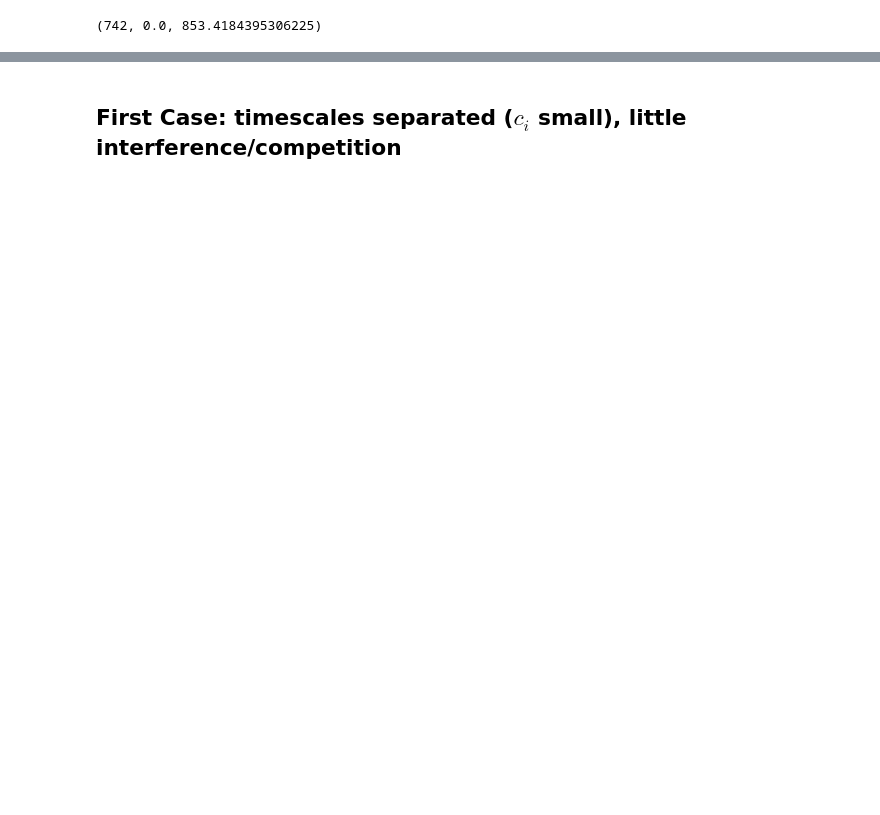
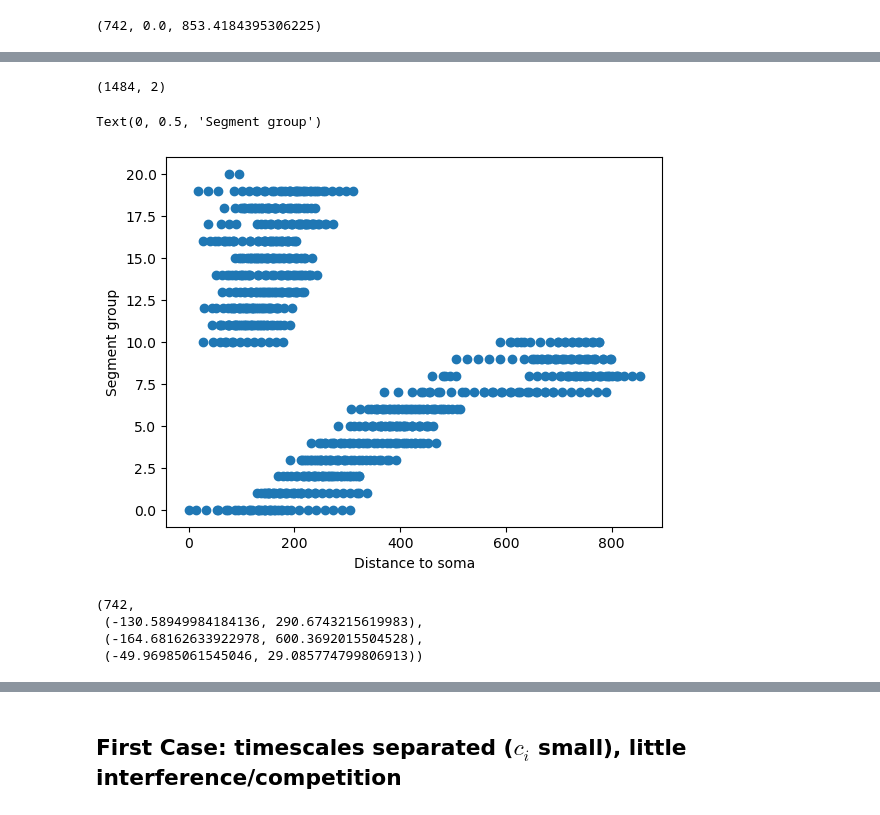
Before and after one commit to lptolik/Williams-etal-Synaptic-Transport, a Jupyter notebook: mine/myFig5.ipynb, the cells around one changed output, grey strips where cells are left out. Cells and saved outputs as stored; diff of their text form; code cells hidden in the pictures; blank space fills up the shorter version.

Commit message:
define geometrical segments

```diff
--- a/mine/myFig5.ipynb
+++ b/mine/myFig5.ipynb
@@ -68,3 +68,7 @@ for sec in sec_list:
     for loc in locs:
         seg_list.append(sec(loc))
 n = len(seg_list)
+# %%
+for i in range(len(sec_list)):
+    sec = sec_list[i]
+    print(f"{i}: {sec.name()}, nseg={sec.nseg}, L={sec.L}, or={sec.orientation()}, hname={sec.hname()}")
@@ -298,0 +375,37 @@ def snap_ss(name,clim=[0,0.0035]):
+# %%
+utrace = [u0]
+clr = [int(i / 37) for i in range(n)]
+utrace.append(np.array(clr+clr))
+utrace = np.array(utrace).T
+utrace.shape
+# %% [output]
+(1484, 2)
+# %%
+fig, ax = plt.subplots()
+ax.scatter(dts,clr)
+ax.set_xlabel('Distance to soma')
+ax.set_ylabel('Segment group')
+# %% [output]
+Text(0, 0.5, 'Segment group')
+[figure, added]
+# %%
+from PyNeuronToolbox.morphology import get_section_path, interpolate_jagged
+x=[]
+y=[]
+z=[]
+i=0
+for sec in sec_list:
+    xyz = get_section_path(h,sec)
+    seg_paths = interpolate_jagged(xyz,sec.nseg)
+    for (j,path) in enumerate(seg_paths):
+        x.append(path[0,0])
+        y.append(path[0,1])
+        z.append(path[0,2])
+        i += 1
+
+(i,(min(x),max(x)),(min(y),max(y)),(min(z),max(z)))
+# %% [output]
+(742,
+ (-130.58949984184136, 290.6743215619983),
+ (-164.68162633922978, 600.3692015504528),
+ (-49.96985061545046, 29.085774799806913))
```
Also changed, not shown: parts of 77 cells of this notebook, 7 other files.
